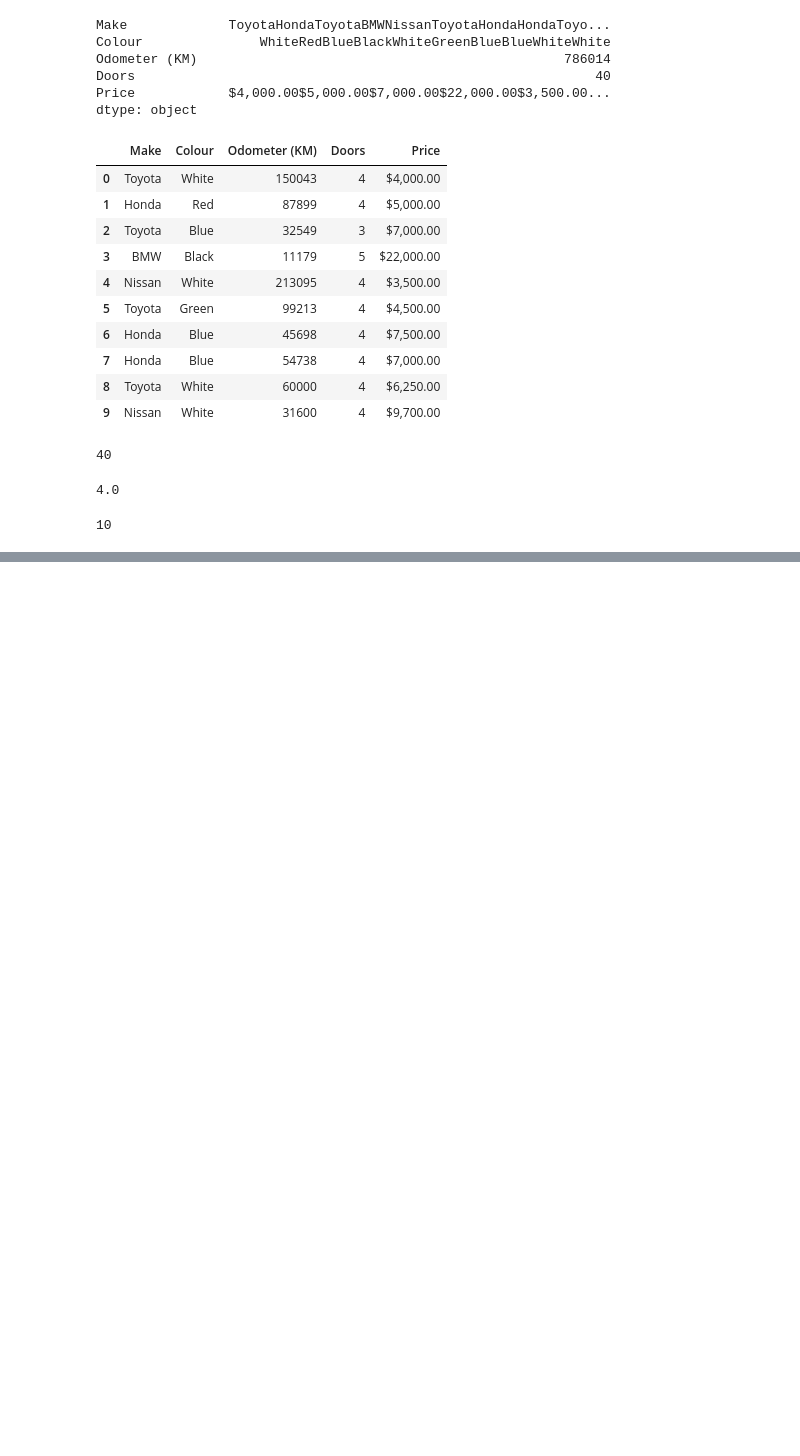
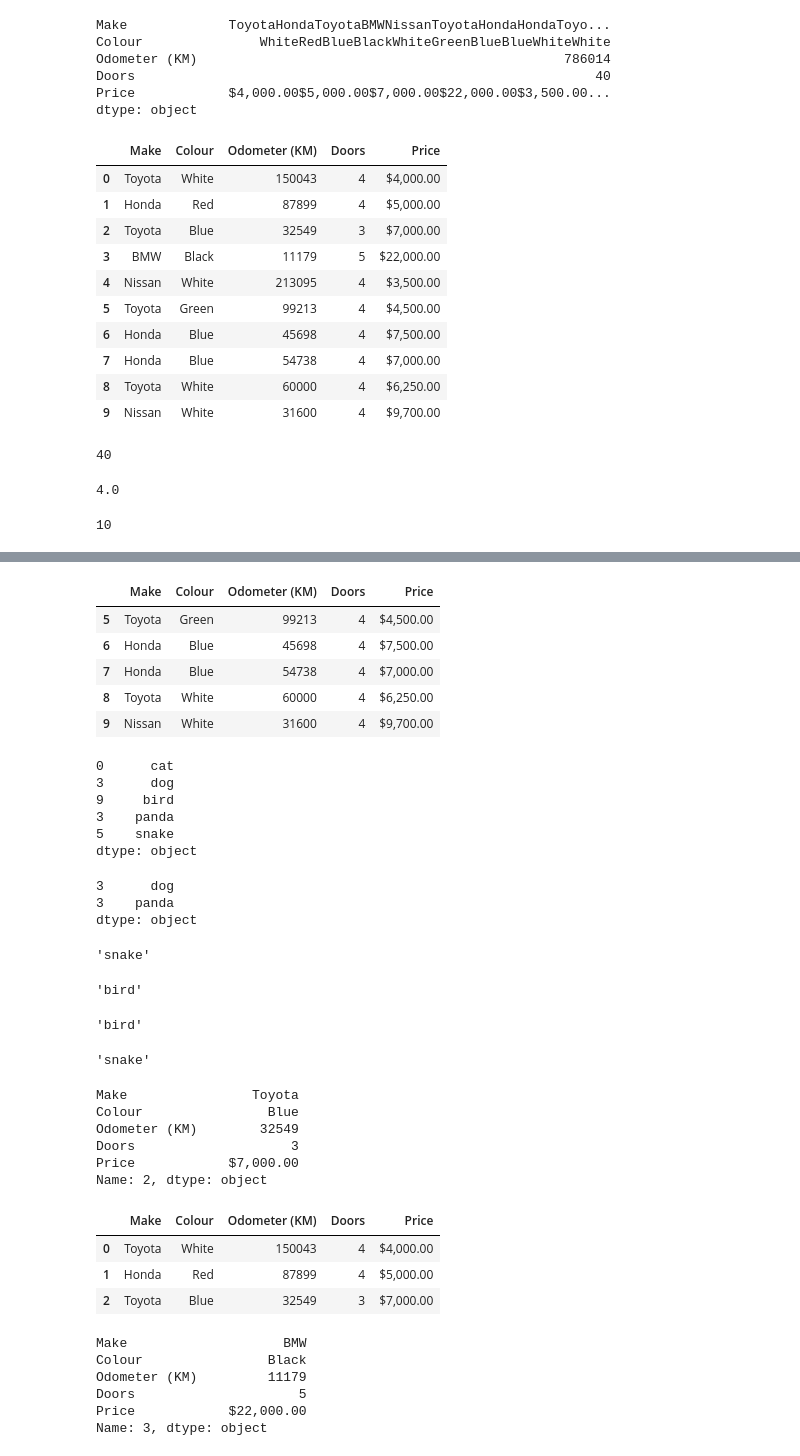
Before and after one commit to tothetop430/MLZTM-Exercises, a Jupyter notebook: pandas/Introduction-to-pandas.ipynb, the cells around one changed output, grey strips where cells are left out. Cells and saved outputs as stored; diff of their text form; code cells hidden in the pictures; blank space fills up the shorter version.

Commit message:
pandas section 3

```diff
--- a/pandas/Introduction-to-pandas.ipynb
+++ b/pandas/Introduction-to-pandas.ipynb
@@ -150,0 +162,9 @@ len(car_sales)
+# %%
+car_sales.tail()
+# %% [output]
+|  | Make | Colour | Odometer (KM) | Doors | Price |
+| 5 | Toyota | Green | 99213 | 4 | $4,500.00 |
+| 6 | Honda | Blue | 45698 | 4 | $7,500.00 |
+| 7 | Honda | Blue | 54738 | 4 | $7,000.00 |
+| 8 | Toyota | White | 60000 | 4 | $6,250.00 |
+| 9 | Nissan | White | 31600 | 4 | $9,700.00 |
@@ -150,0 +174,56 @@ len(car_sales)
+# %%
+animals
+# %% [output]
+0      cat
+3      dog
+9     bird
+3    panda
+5    snake
+dtype: object
+# %%
+animals.loc[3]
+# %% [output]
+3      dog
+3    panda
+dtype: object
+# %%
+animals.loc[5]
+# %% [output]
+'snake'
+# %%
+animals.loc[9]
+# %% [output]
+'bird'
+# %%
+animals.iloc[2]
+# %% [output]
+'bird'
+# %%
+animals.iloc[4]
+# %% [output]
+'snake'
+# %%
+car_sales.loc[2]
+# %% [output]
+Make                Toyota
+Colour                Blue
+Odometer (KM)        32549
+Doors                    3
+Price            $7,000.00
+Name: 2, dtype: object
+# %%
+car_sales.iloc[:3]
+# %% [output]
+|  | Make | Colour | Odometer (KM) | Doors | Price |
+| 0 | Toyota | White | 150043 | 4 | $4,000.00 |
+| 1 | Honda | Red | 87899 | 4 | $5,000.00 |
+| 2 | Toyota | Blue | 32549 | 3 | $7,000.00 |
+# %%
+car_sales.iloc[3]
+# %% [output]
+Make                    BMW
+Colour                Black
+Odometer (KM)         11179
+Doors                     5
+Price            $22,000.00
+Name: 3, dtype: object
```
Also changed, not shown: parts of 13 cells of this notebook.
